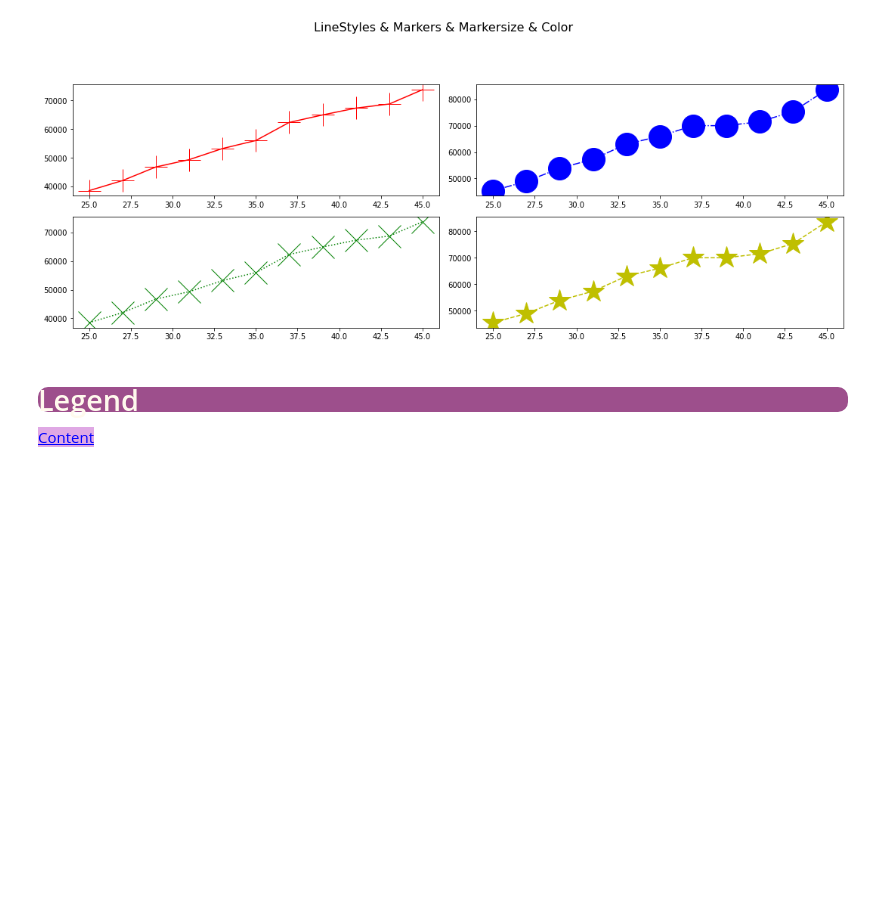
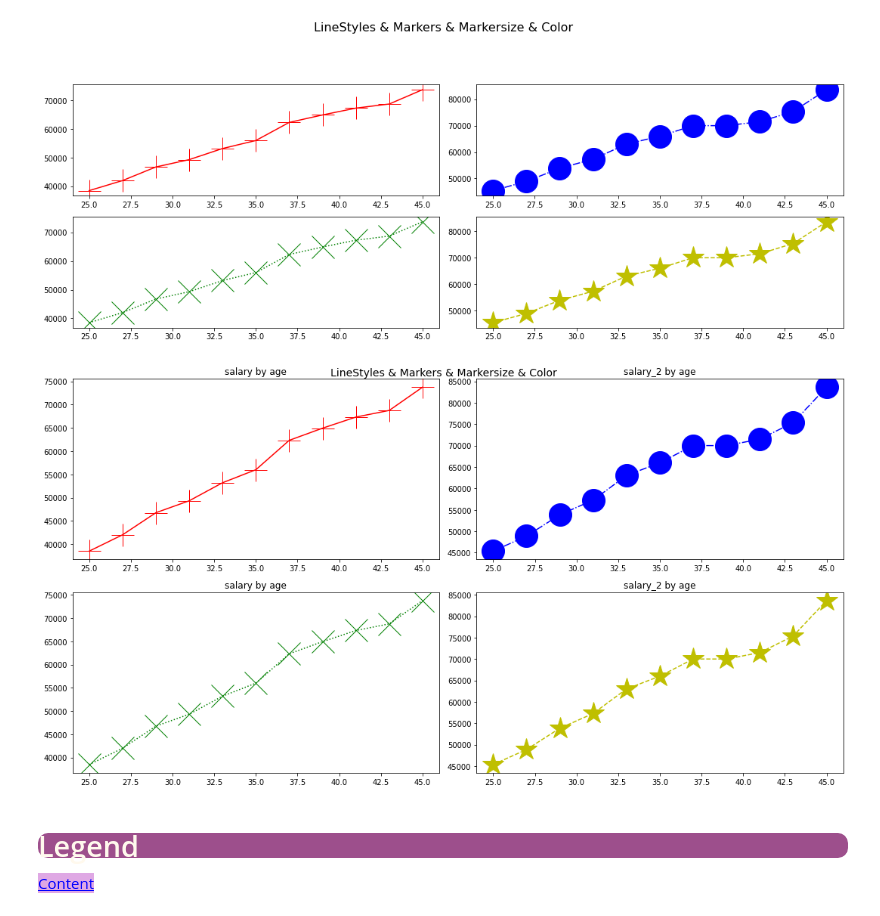
Before and after one commit to D1290-Ali/Data-Science, a Jupyter notebook: DVwPY/Sessions/1_DVwPy_S1_Matplotlib_Empty_Notebook_02_02_2022_Session1.ipynb, the cells around one changed output. Drawn from its saved outputs; the diff is of its cells as text; code cells hidden in the pictures; blank space fills up the shorter version.

```diff
--- a/DVwPY/Sessions/1_DVwPy_S1_Matplotlib_Empty_Notebook_02_02_2022_Session1.ipynb
+++ b/DVwPY/Sessions/1_DVwPy_S1_Matplotlib_Empty_Notebook_02_02_2022_Session1.ipynb
@@ -551,6 +551,27 @@ plt.tight_layout();
 plt.show()
 # %% [output]
 [figure]
+# %%
+fig, ax = plt.subplots(2, 2, figsize=(15, 8))
+
+ax[0, 0].plot(age, salary, "r", ls="-", marker="+" , markersize=30)
+ax[0, 0].set_title("salary by age")
+
+ax[0, 1].plot(age, salary_2, "b", ls="-.", marker="o" , markersize=30)
+ax[0, 1].set_title("salary_2 by age")
+
+ax[1, 0].plot(age, salary, "g", ls=":", marker="x" , markersize=30)
+ax[1, 0].set_title("salary by age")
+
+ax[1, 1].plot(age, salary_2, "y", ls="--", marker="*" , markersize=30)
+ax[1, 1].set_title("salary_2 by age")
+
+fig.suptitle("LineStyles & Markers & Markersize & Color", fontsize=14)
+plt.tight_layout()
+
+plt.show()
+# %% [output]
+[figure, added]
 # %% [markdown]
 ### <p style="background-color:#9d4f8c; font-family:newtimeroman; color:#FFF9ED; font-size:150%; text-align:LEFT; border-radius:10px 10px;">Legend</p>
 
```
Also changed, not shown: parts of 8 cells of this notebook.
